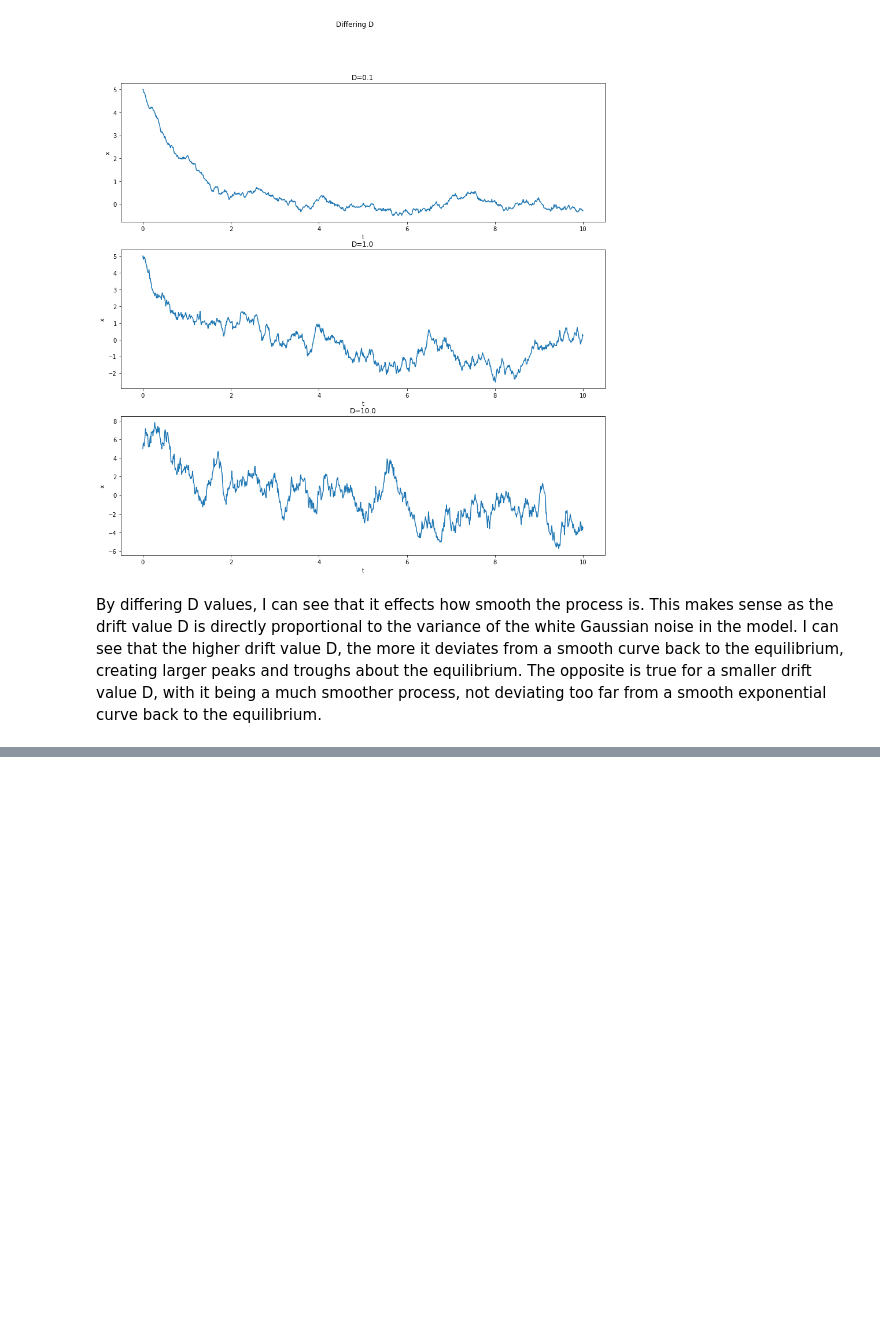
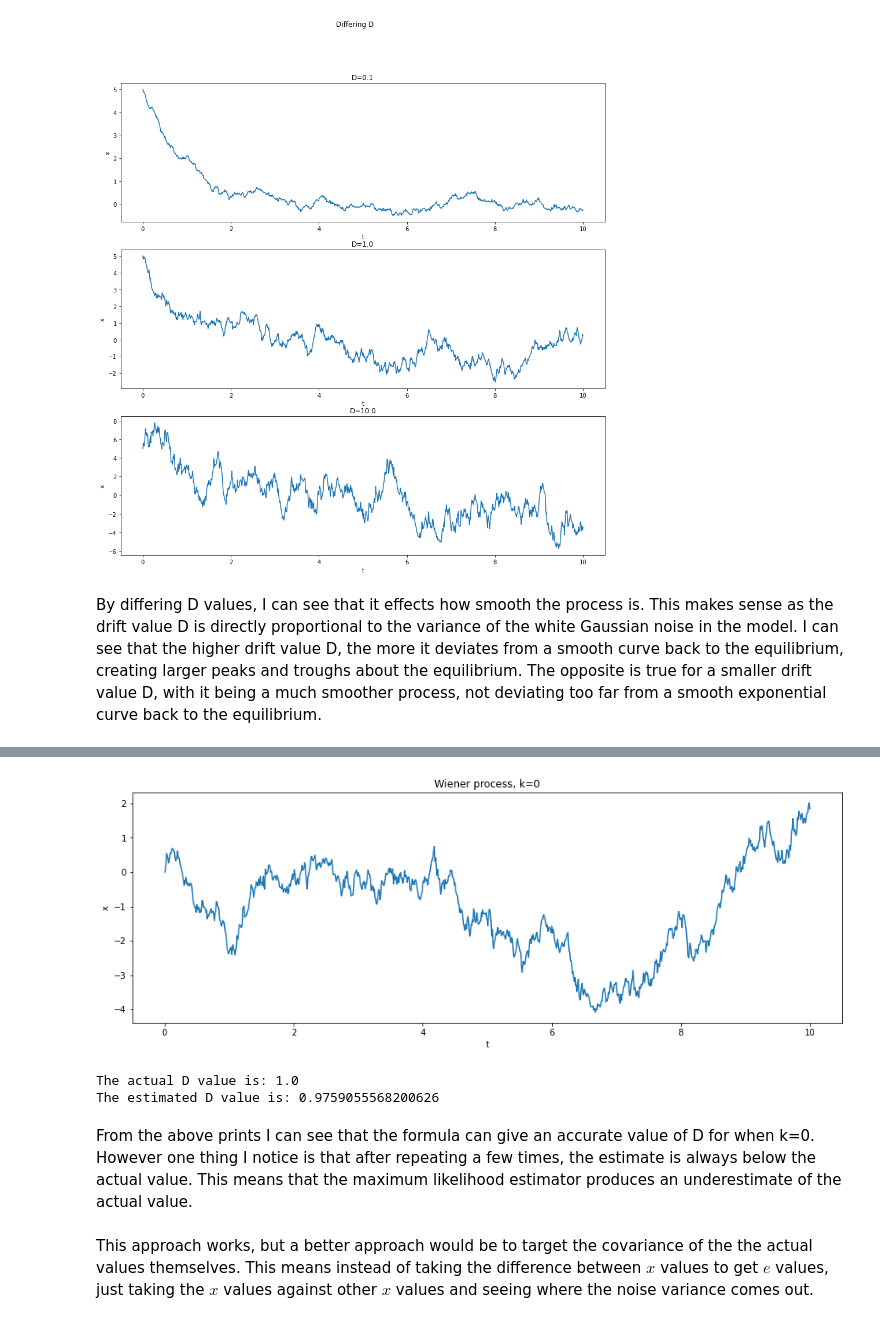
Before and after one commit to db14401/M4R, a Jupyter notebook: SDE_numerical_solution.ipynb, the cells around one changed output, grey strips where cells are left out. Drawn from its saved outputs; the diff is of its cells as text; code cells hidden in the pictures; blank space fills up the shorter version.

Commit message:
Implemented a simple method of finding D, need to find a better covariance method

```diff
--- a/SDE_numerical_solution.ipynb
+++ b/SDE_numerical_solution.ipynb
@@ -124,0 +149,25 @@ By differing D values, I can see that it effects how smooth the process is. This
+# %%
+x_0 = 0.0
+k = 0.0
+T_lim = np.array([0, 10])
+N = 1000
+D = 1.0
+t, x = EulerMaruyamaMethod(x_0, k, T_lim, N, D)
+plt.figure(figsize=(15, 5))
+plt.title('Wiener process, k=0')
+plt.plot(t, x)
+plt.xlabel('t')
+plt.ylabel('x')
+plt.show()
+# %% [output]
+[figure, added]
+# %%
+print(f'The actual D value is: {D}')
+print(f'The estimated D value is: {EstimateVariance(x, T_lim, N)}')
+# %% [output]
+The actual D value is: 1.0
+The estimated D value is: 0.9759055568200626
+# %% [markdown]
+From the above prints I can see that the formula can give an accurate value of D for when k=0. However one thing I notice is that after repeating a few times, the estimate is always below the actual value. This means that the maximum likelihood estimator produces an underestimate of the actual value.
+# %% [markdown]
+This approach works, but a better approach would be to target the covariance of the the actual values themselves. This means instead of taking the difference between $x$ values to get $e$ values, just taking the $x$ values against other $x$ values and seeing where the noise variance comes out.
```
Also changed, not shown: parts of 2 cells of this notebook.
